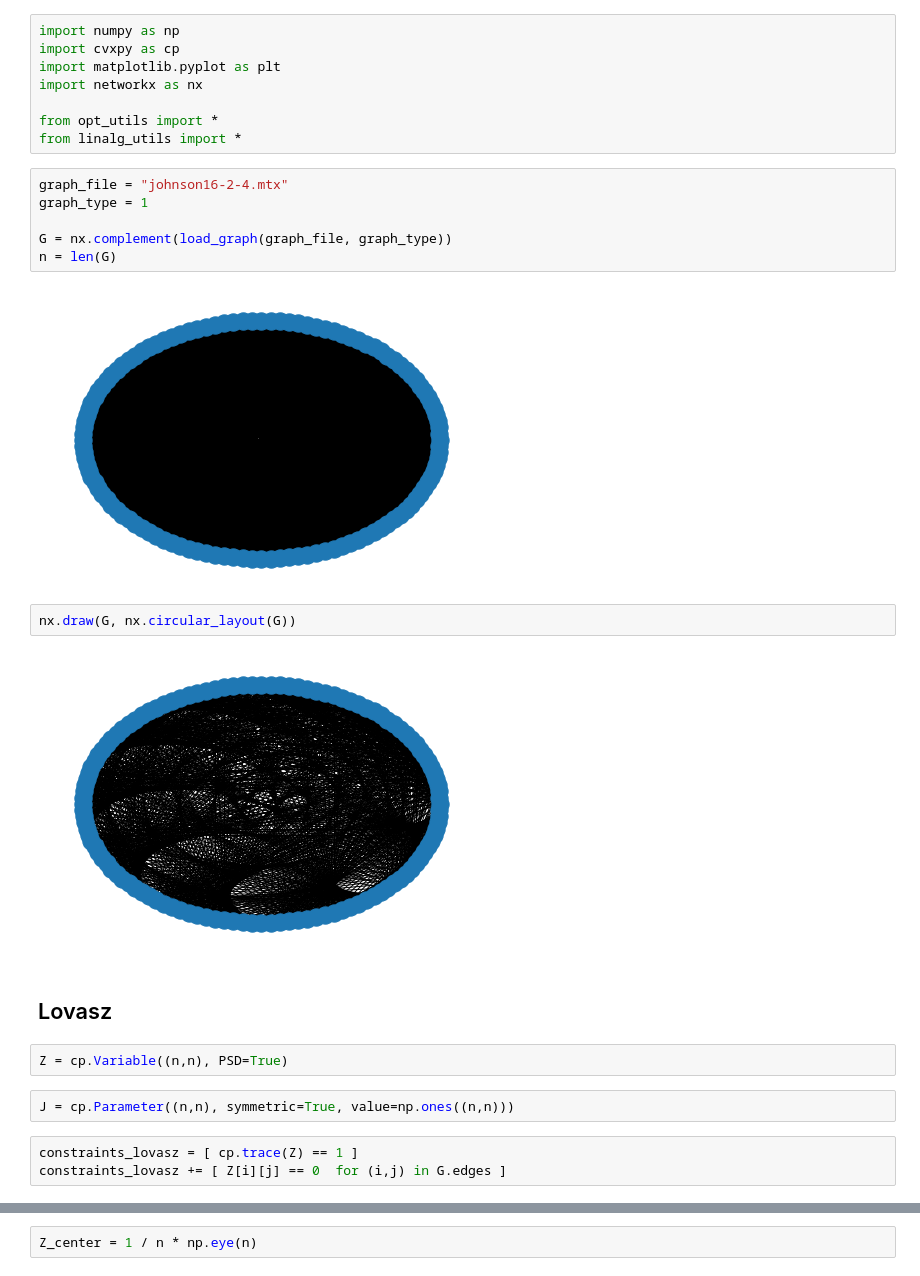
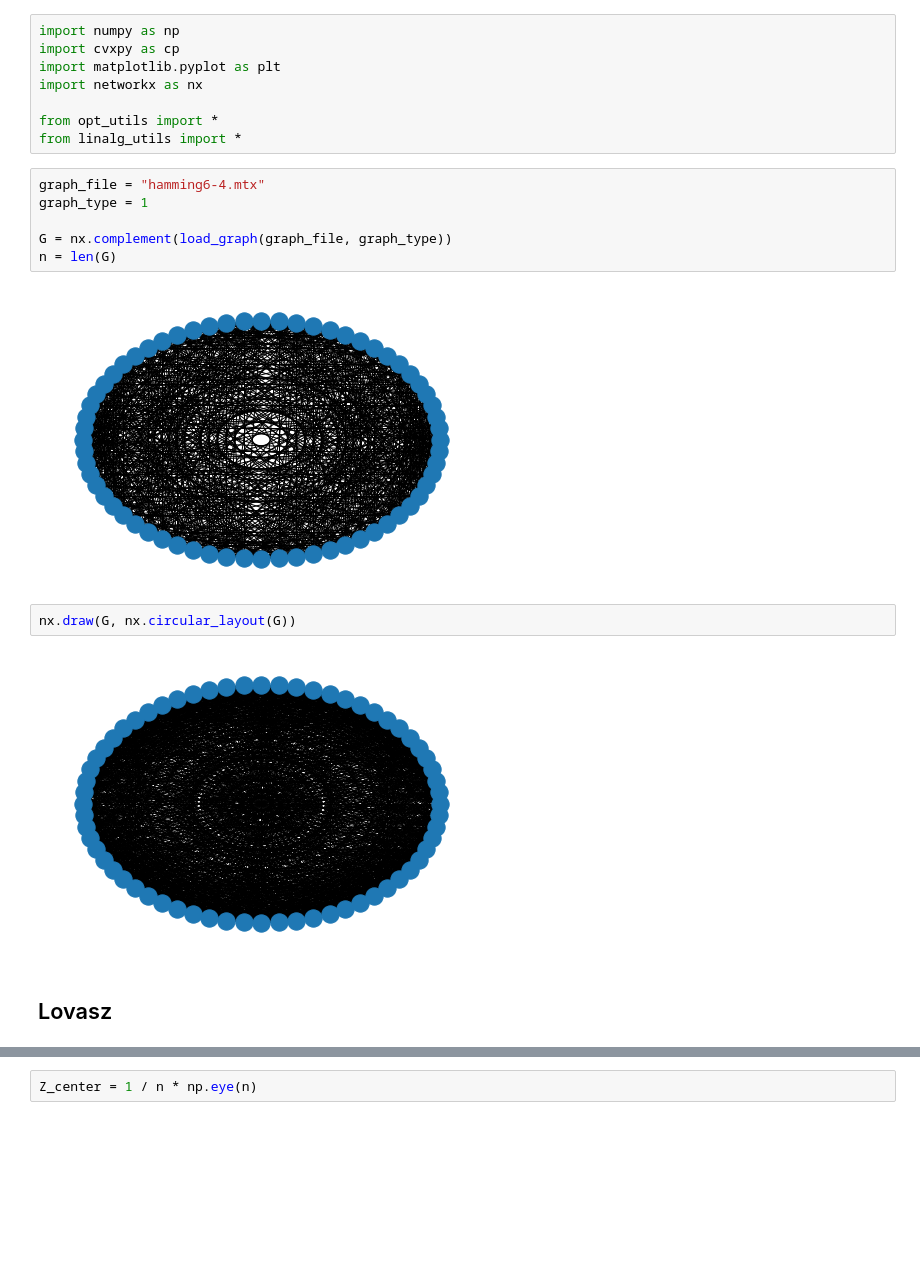
Before and after one commit to ivanightingale/stable-set-rounding, a Jupyter notebook: stable set heuristics.ipynb, the cells around one changed output, grey strips where cells are left out. Cells and saved outputs as stored; diff of their text form; blank space fills up the shorter version.

```diff
--- a/stable set heuristics.ipynb
+++ b/stable set heuristics.ipynb
@@ -7,24 +7,17 @@ import networkx as nx
 from opt_utils import *
 from linalg_utils import *
 # %%
-graph_file = "johnson16-2-4.mtx"
+graph_file = "hamming6-4.mtx"
 graph_type = 1
 
 G = nx.complement(load_graph(graph_file, graph_type))
 n = len(G)
 # %% [output]
-[figure, old version]
+[figure, new version]
 # %%
 nx.draw(G, nx.circular_layout(G))
 # %% [output]
-[figure, old version]
+[figure, new version]
 # %% [markdown]
 
 ## Lovasz
-# %%
-Z = cp.Variable((n,n), PSD=True)
-# %%
-J = cp.Parameter((n,n), symmetric=True, value=np.ones((n,n)))
-# %%
-constraints_lovasz = [ cp.trace(Z) == 1 ]
-constraints_lovasz += [ Z[i][j] == 0  for (i,j) in G.edges ]
```
Also changed, not shown: parts of 34 cells of this notebook, 4 other files.
